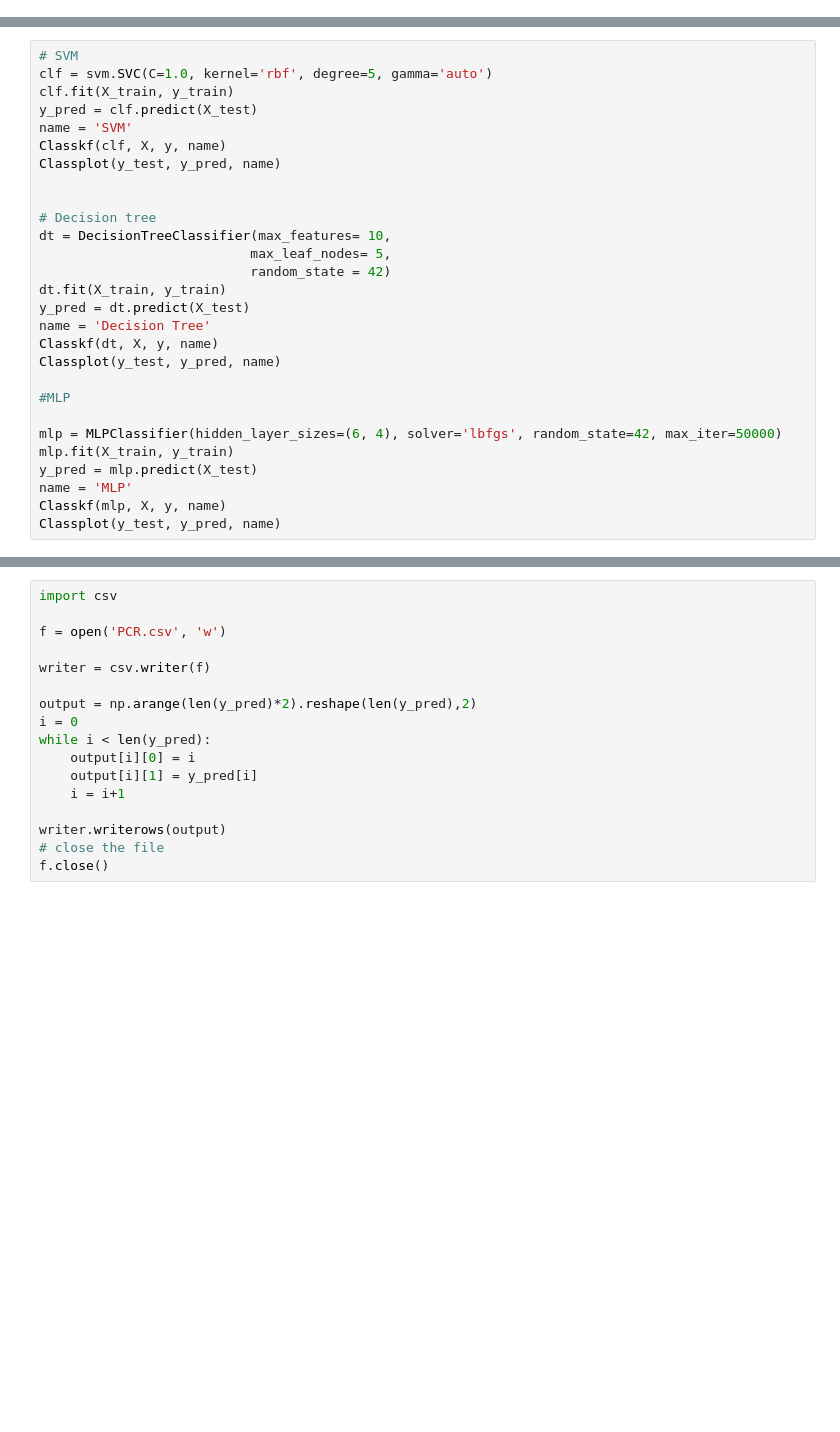
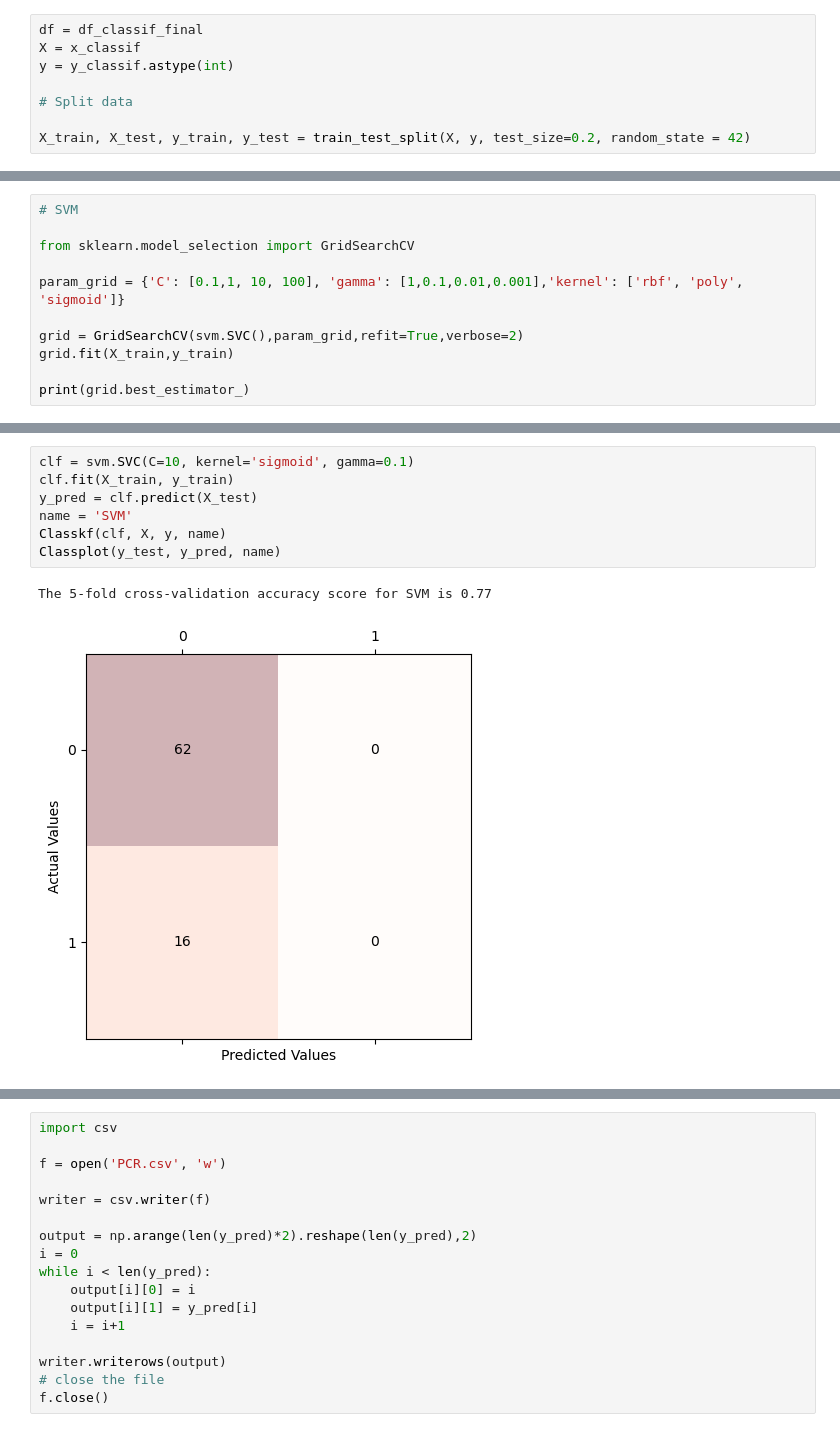
Before and after one commit to ChocoPancakes1219/machine-learning-for-disease-treatment-response-prediction, a Jupyter notebook: FinalTestPCR.ipynb, the cells around one changed output, grey strips where cells are left out. Cells and saved outputs as stored; diff of their text form; blank space fills up the shorter version.

```diff
--- a/FinalTestPCR.ipynb
+++ b/FinalTestPCR.ipynb
@@ -31,2 +109,10 @@ X_train, X_test, y_train, y_test = train_test_split(X, y, test_size=0.2, random_
+# %%
+df = df_classif_final
+X = x_classif
+y = y_classif.astype(int)
+
+# Split data
+
+X_train, X_test, y_train, y_test = train_test_split(X, y, test_size=0.2, random_state = 42)
 # %%
 # K-fold cross validation
@@ -48,29 +136,12 @@ def Classplot(y_test, y_pred, title):
 # %%
 # SVM
-clf = svm.SVC(C=1.0, kernel='rbf', degree=5, gamma='auto')
-clf.fit(X_train, y_train)
-y_pred = clf.predict(X_test)
-name = 'SVM'
-Classkf(clf, X, y, name)
-Classplot(y_test, y_pred, name)
 
+from sklearn.model_selection import GridSearchCV
 
-# Decision tree
-dt = DecisionTreeClassifier(max_features= 10,
-                           max_leaf_nodes= 5,
-                           random_state = 42)
-dt.fit(X_train, y_train)
-y_pred = dt.predict(X_test)
-name = 'Decision Tree'
-Classkf(dt, X, y, name)
-Classplot(y_test, y_pred, name)
+param_grid = {'C': [0.1,1, 10, 100], 'gamma': [1,0.1,0.01,0.001],'kernel': ['rbf', 'poly', 'sigmoid']}
 
-#MLP
+grid = GridSearchCV(svm.SVC(),param_grid,refit=True,verbose=2)
+grid.fit(X_train,y_train)
 
-mlp = MLPClassifier(hidden_layer_sizes=(6, 4), solver='lbfgs', random_state=42, max_iter=50000)
-mlp.fit(X_train, y_train)
-y_pred = mlp.predict(X_test)
-name = 'MLP'
-Classkf(mlp, X, y, name)
-Classplot(y_test, y_pred, name)
+print(grid.best_estimator_)
 # %% [output]
@@ -82,0 +165,10 @@ The 5-fold cross-validation accuracy score for MLP is 0.66
+# %%
+clf = svm.SVC(C=10, kernel='sigmoid', gamma=0.1)
+clf.fit(X_train, y_train)
+y_pred = clf.predict(X_test)
+name = 'SVM'
+Classkf(clf, X, y, name)
+Classplot(y_test, y_pred, name)
+# %% [output]
+The 5-fold cross-validation accuracy score for SVM is 0.77
+[figure, added]
```
Also changed, not shown: parts of 10 cells of this notebook, 1 other file.
